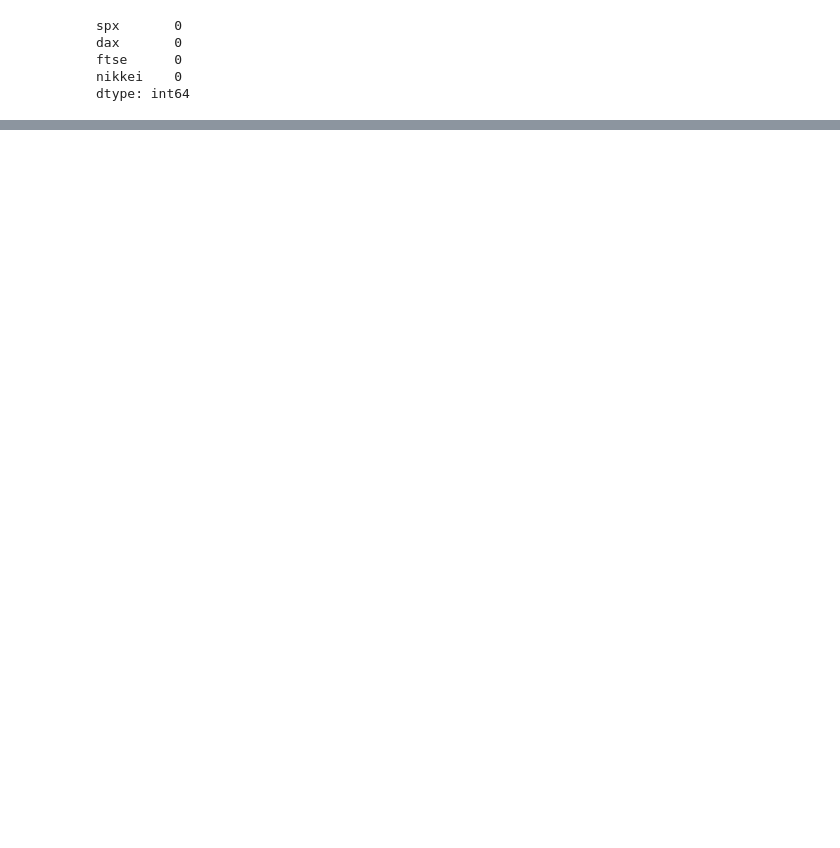
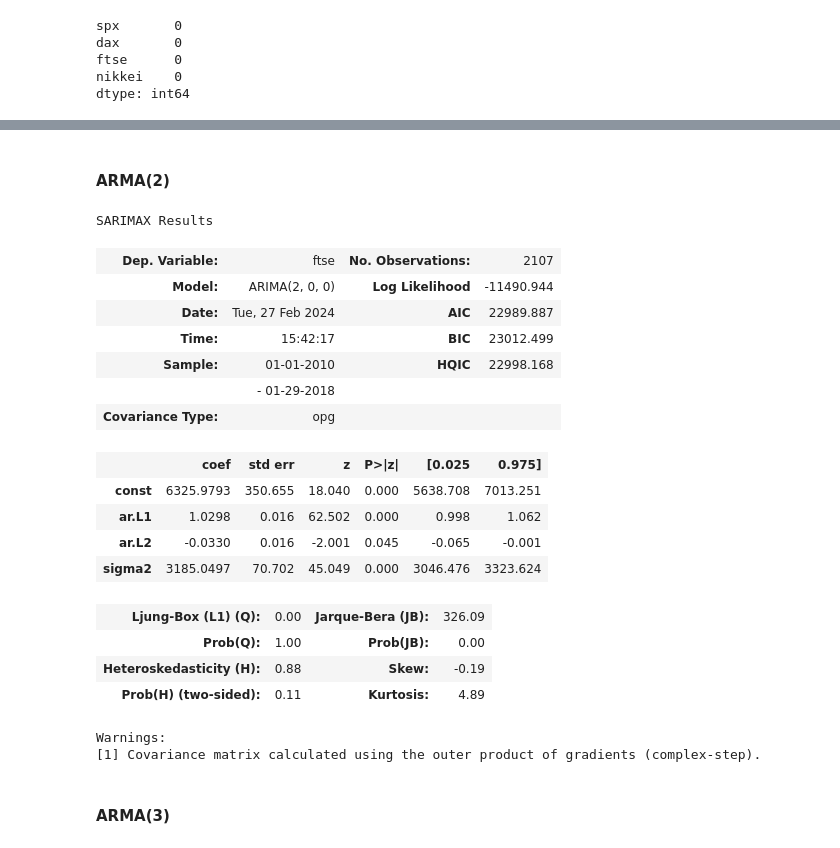
Before and after one commit to ethanhopkins101/Time_Series_Analysis, a Jupyter notebook: ar_model/ar_modell.ipynb, the cells around one changed output, grey strips where cells are left out. Cells and saved outputs as stored; diff of their text form; code cells hidden in the pictures; blank space fills up the shorter version.

```diff
--- a/ar_model/ar_modell.ipynb
+++ b/ar_model/ar_modell.ipynb
@@ -110,0 +111,27 @@ plt.show()
+# %% [markdown]
+#### ARMA(2)
+# %%
+model_ar2=ARIMA(data['ftse'],order=(2,0,0)).fit()
+model_ar2.summary()
+# %% [output]
+SARIMAX Results
+| Dep. Variable: | ftse | No. Observations: | 2107 |
+| Model: | ARIMA(2, 0, 0) | Log Likelihood | -11490.944 |
+| Date: | Tue, 27 Feb 2024 | AIC | 22989.887 |
+| Time: | 15:42:17 | BIC | 23012.499 |
+| Sample: | 01-01-2010 | HQIC | 22998.168 |
+|  | - 01-29-2018 |  |  |
+| Covariance Type: | opg |  |  |
+|  | coef | std err | z | P>|z| | [0.025 | 0.975] |
+| const | 6325.9793 | 350.655 | 18.040 | 0.000 | 5638.708 | 7013.251 |
+| ar.L1 | 1.0298 | 0.016 | 62.502 | 0.000 | 0.998 | 1.062 |
+| ar.L2 | -0.0330 | 0.016 | -2.001 | 0.045 | -0.065 | -0.001 |
+| sigma2 | 3185.0497 | 70.702 | 45.049 | 0.000 | 3046.476 | 3323.624 |
+| Ljung-Box (L1) (Q): | 0.00 | Jarque-Bera (JB): | 326.09 |
+| Prob(Q): | 1.00 | Prob(JB): | 0.00 |
+| Heteroskedasticity (H): | 0.88 | Skew: | -0.19 |
+| Prob(H) (two-sided): | 0.11 | Kurtosis: | 4.89 |
+Warnings:
+[1] Covariance matrix calculated using the outer product of gradients (complex-step).
+# %% [markdown]
+#### ARMA(3)
```
Also changed, not shown: parts of 18 cells of this notebook.
